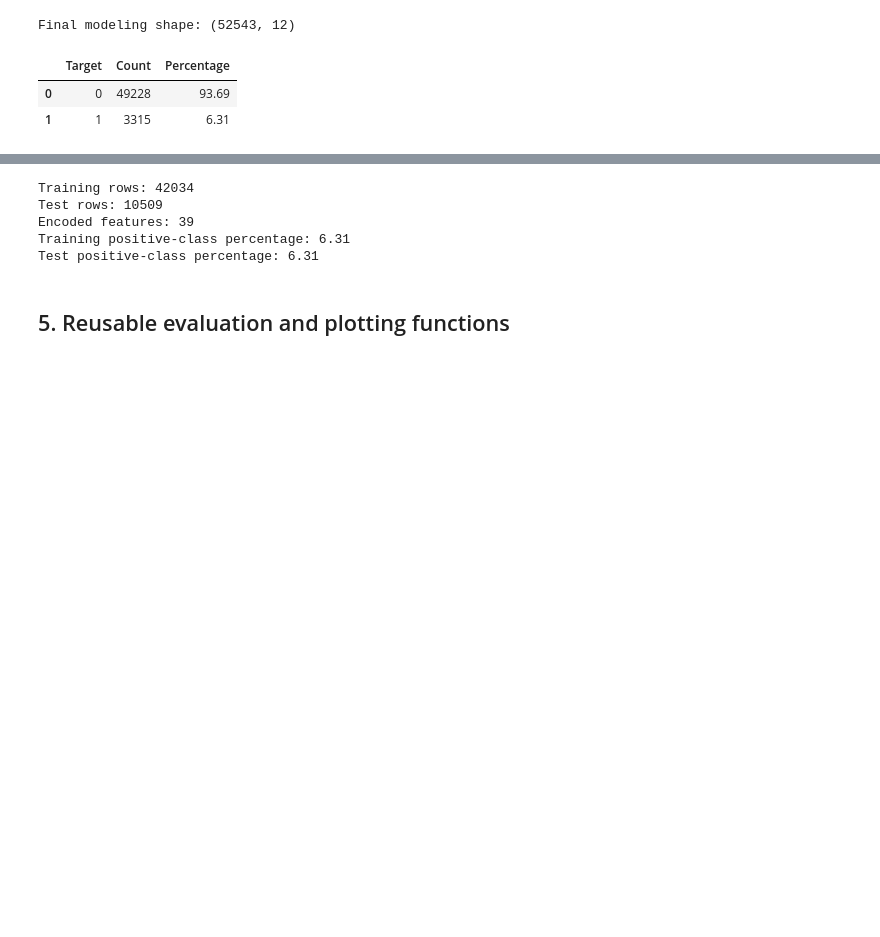
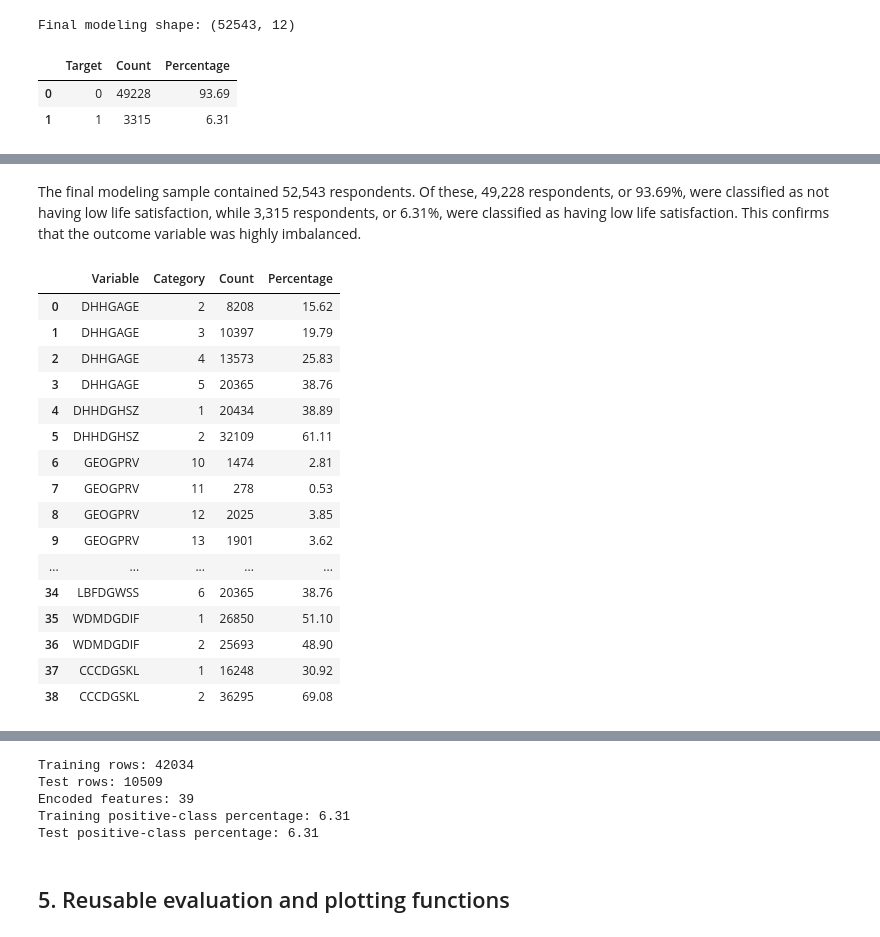
Before and after one commit to Khushboosingh1988/MRP_CCHS_2022, a Jupyter notebook: notebooks/03_predictive_modeling.ipynb, the cells around one changed output, grey strips where cells are left out. Drawn from its saved outputs; the diff is of its cells as text; code cells hidden in the pictures; blank space fills up the shorter version.

```diff
--- a/notebooks/03_predictive_modeling.ipynb
+++ b/notebooks/03_predictive_modeling.ipynb
@@ -213,0 +301,54 @@ Final modeling shape: (52543, 12)
+# %% [markdown]
+The final modeling sample contained 52,543 respondents. Of these, 49,228 respondents, or 93.69%, were classified as not having low life satisfaction, while 3,315 respondents, or 6.31%, were classified as having low life satisfaction. This confirms that the outcome variable was highly imbalanced.
+# %%
+# Distribution of independent variables
+
+predictor_distribution_tables = []
+
+for var in predictor_vars:
+    temp = (
+        model_df[var]
+        .value_counts(dropna=False)
+        .sort_index()
+        .reset_index()
+    )
+
+    temp.columns = ["Category", "Count"]
+    temp["Variable"] = var
+    temp["Percentage"] = (
+        temp["Count"] / temp["Count"].sum() * 100
+    ).round(2)
+
+    temp = temp[["Variable", "Category", "Count", "Percentage"]]
+    predictor_distribution_tables.append(temp)
+
+predictor_distribution = pd.concat(
+    predictor_distribution_tables,
+    ignore_index=True
+)
+
+display(predictor_distribution)
+
+# Save table
+predictor_distribution.to_csv(
+    "../outputs/tables/predictor_distribution_table.csv",
+    index=False
+)
+# %% [output]
+|  | Variable | Category | Count | Percentage |
+| 0 | DHHGAGE | 2 | 8208 | 15.62 |
+| 1 | DHHGAGE | 3 | 10397 | 19.79 |
+| 2 | DHHGAGE | 4 | 13573 | 25.83 |
+| 3 | DHHGAGE | 5 | 20365 | 38.76 |
+| 4 | DHHDGHSZ | 1 | 20434 | 38.89 |
+| 5 | DHHDGHSZ | 2 | 32109 | 61.11 |
+| 6 | GEOGPRV | 10 | 1474 | 2.81 |
+| 7 | GEOGPRV | 11 | 278 | 0.53 |
+| 8 | GEOGPRV | 12 | 2025 | 3.85 |
+| 9 | GEOGPRV | 13 | 1901 | 3.62 |
+| ... | ... | ... | ... | ... |
+| 34 | LBFDGWSS | 6 | 20365 | 38.76 |
+| 35 | WDMDGDIF | 1 | 26850 | 51.10 |
+| 36 | WDMDGDIF | 2 | 25693 | 48.90 |
+| 37 | CCCDGSKL | 1 | 16248 | 30.92 |
+| 38 | CCCDGSKL | 2 | 36295 | 69.08 |
```
Also changed, not shown: parts of 12 cells of this notebook.
